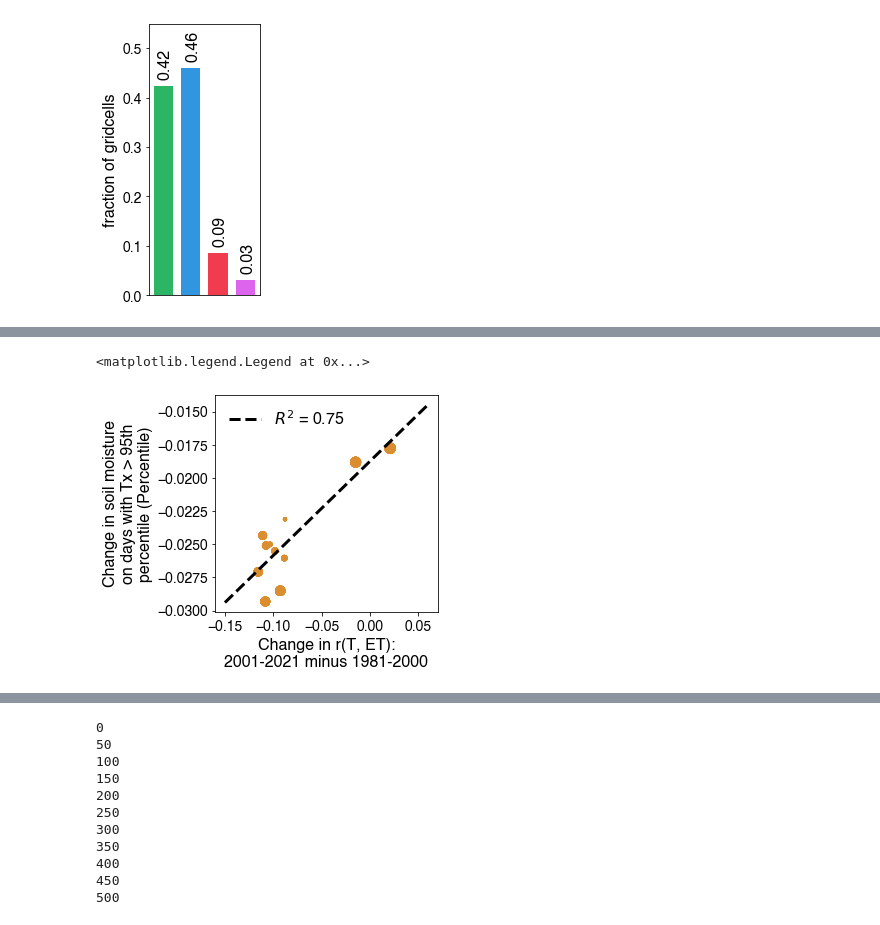
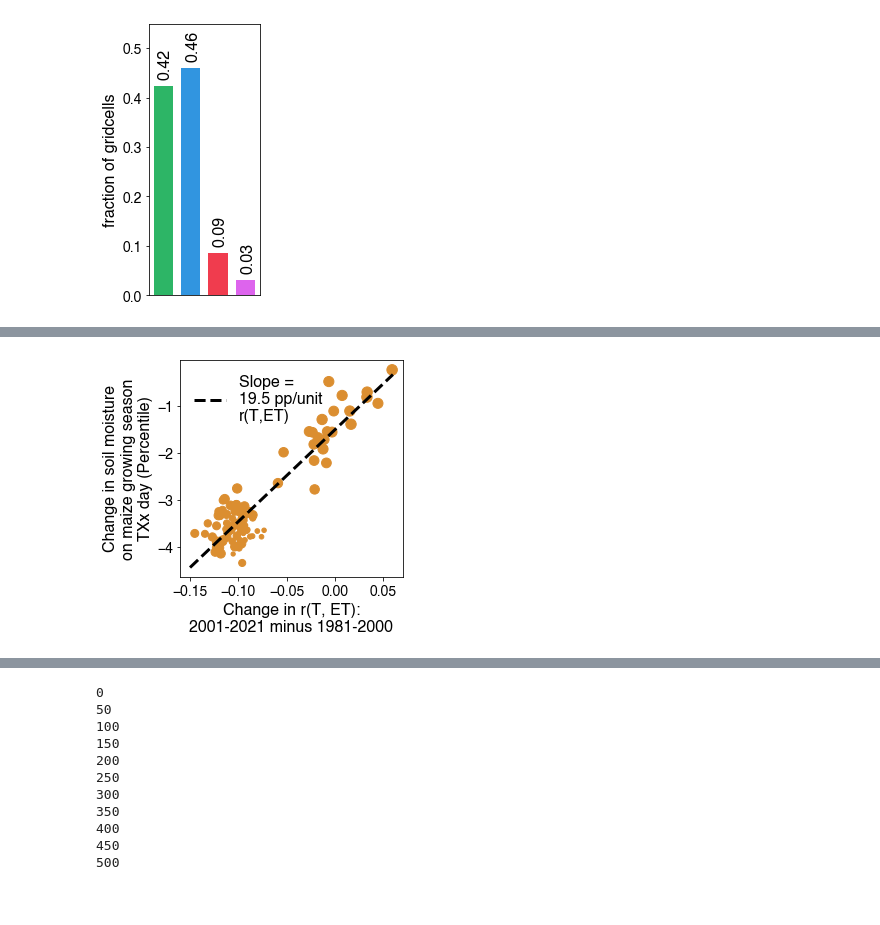
Before and after one commit to ecoffel/2021-heat, a Jupyter notebook: ht_tx_on_tw_analysis.ipynb, the cells around one changed output, grey strips where cells are left out. Cells and saved outputs as stored; diff of their text form; code cells hidden in the pictures.

```diff
--- a/ht_tx_on_tw_analysis.ipynb
+++ b/ht_tx_on_tw_analysis.ipynb
@@ -2369,11 +1777,11 @@ plt.savefig('chg-txx-vs-r_t_et_chg-gridcell.png', format='png', dpi=500, bbox_in
 # %%
+crop = 'wheat'
 
 
+sm_during_tx_chg_binned = data['sm_on_txx_chg_81_%s_sel_1d'%crop]
+r_t_et_chg_binned = data['r_t_et_01_21_%s'%crop]-data['r_t_et_81_01_%s'%crop]
 
-sm_during_tx_chg_binned = data['sm_on_txx_chg_81_sel_1d']
-r_t_et_chg_binned = data['r_t_et_01_21']-data['r_t_et_81_01']
-
-nn = np.where((~np.isnan(sm_during_tx_chg_binned)) & (~np.isnan(r_t_et_chg_binned)) & (~np.isnan(data['maize_ha_chg'])))[0]
+nn = np.where((~np.isnan(sm_during_tx_chg_binned)) & (~np.isnan(r_t_et_chg_binned)) & (~np.isnan(data['%s_ha_chg'%crop])))[0]
 
 X = sm.add_constant(r_t_et_chg_binned[nn])
 mdl = sm.OLS(sm_during_tx_chg_binned[nn], X).fit()
@@ -2391,11 +1799,11 @@ plt.plot([x1, x2], [mdl.params[0]+x1*mdl.params[1], mdl.params[0]+x2*mdl.params[
 plt.xticks([-1.5, -1, -.5, 0, .5, 1])
 
 plt.xlabel('Change in r(T, ET):\n2001-2021 minus 1981-2000')
-plt.ylabel('Change in soil moisture\non growing season\nTXx day (Percentile)')
+plt.ylabel('Change in soil moisture\non %s growing season\nTXx day (Percentile)'%crop)
 legend = plt.legend(prop={'size': 16}, frameon=True, loc='lower left')
 legend.get_frame().set_facecolor('white')
 legend.get_frame().set_edgecolor('none')
 legend.get_frame().set_alpha(0.7)
 
-plt.savefig('chg-sm-on-txx-vs-r_t_et_chg-gridcell.png', format='png', dpi=500, bbox_inches = 'tight', pad_inches = 0.02)
+plt.savefig('chg-sm-on-txx-vs-r_t_et_chg-gridcell_%s.png'%crop, format='png', dpi=500, bbox_inches = 'tight', pad_inches = 0.02)
 # %% [output]
@@ -2428,26 +1939,36 @@ plt.plot(cf_bins,r_t_et_chg_binned)
 # %%
-pct = 95
+crop = 'maize'
 
-sm_during_tx_chg_binned = sm_during_tx_by_cf_bin_2[np.where(percentiles==pct)[0],:].T - sm_during_tx_by_cf_bin_1[np.where(percentiles==pct)[0],:].T
-r_t_et_chg_binned = np.array([np.nanmean(r_t_et_01_21_by_cf_bin[k]-r_t_et_81_01_by_cf_bin[k]) for k in r_t_et_81_01_by_cf_bin.keys()])
+if crop == 'maize':
+    sm_during_tx_chg_binned = sm_on_txx_chg_81_maize_by_cf_bin
+    r_t_et_chg_binned = np.array([np.nanmean(r_t_et_01_21_by_cf_bin_maize[k]-r_t_et_81_01_by_cf_bin_maize[k]) for k in r_t_et_81_01_by_cf_bin_maize.keys()])
+elif crop == 'soy':
+    sm_during_tx_chg_binned = sm_on_txx_chg_81_soy_by_cf_bin
+    r_t_et_chg_binned = np.array([np.nanmean(r_t_et_01_21_by_cf_bin_soy[k]-r_t_et_81_01_by_cf_bin_soy[k]) for k in r_t_et_81_01_by_cf_bin_soy.keys()])
+elif crop == 'wheat':
+    sm_during_tx_chg_binned = sm_on_txx_chg_81_wheat_by_cf_bin
+    r_t_et_chg_binned = np.array([np.nanmean(r_t_et_01_21_by_cf_bin_wheat[k]-r_t_et_81_01_by_cf_bin_wheat[k]) for k in r_t_et_81_01_by_cf_bin_wheat.keys()])
 
 nn = np.where((~np.isnan(sm_during_tx_chg_binned)) & (~np.isnan(r_t_et_chg_binned)))[0]
 
 X = sm.add_constant(r_t_et_chg_binned[nn])
 mdl = sm.OLS(sm_during_tx_chg_binned[nn], X).fit()
 
 x1 = -.15
 x2 = 0.06
 
 plt.figure(figsize=(4,4))
 
-plt.scatter(r_t_et_chg_binned[nn], sm_during_tx_chg_binned[nn], c='#db8e30', s=10+cf_bins[nn]*100)
-plt.plot([x1, x2], [mdl.params[0]+x1*mdl.params[1], mdl.params[0]+x2*mdl.params[1]], '--k', lw=3, label='$R^2$ = %.2f'%mdl.rsquared)
+plt.scatter(r_t_et_chg_binned, sm_during_tx_chg_binned, c='#db8e30', s=10+cf_bins*100)
+
+# l = '$R^2$ = %.2f'%mdl.rsquared
+l = 'Slope =\n%.1f pp/unit\nr(T,ET)'%mdl.params[1]
+plt.plot([x1, x2], [mdl.params[0]+x1*mdl.params[1], mdl.params[0]+x2*mdl.params[1]], '--k', lw=3, label = l)
 
 plt.xlabel('Change in r(T, ET):\n2001-2021 minus 1981-2000')
-plt.ylabel('Change in soil moisture\non days with Tx > %dth\npercentile (Percentile)'%pct)
+plt.ylabel('Change in soil moisture\non %s growing season\nTXx day (Percentile)'%crop)
 plt.legend(prop={'size': 16}, frameon=False)
-# plt.savefig('chg-sm-during-tx-95-vs-r_t_et_chg-binned.png', format='png', dpi=500, bbox_inches = 'tight', pad_inches = 0.02)
+
+plt.savefig('chg-sm-on-txx-vs-r_t_et_chg-binned-%s.png'%crop, format='png', dpi=500, bbox_inches = 'tight', pad_inches = 0.02)
 # %% [output]
-<matplotlib.legend.Legend at 0x...>
-[figure, old version]
+[figure, new version]
```
Also changed, not shown: parts of 96 cells of this notebook, 3 other files.
